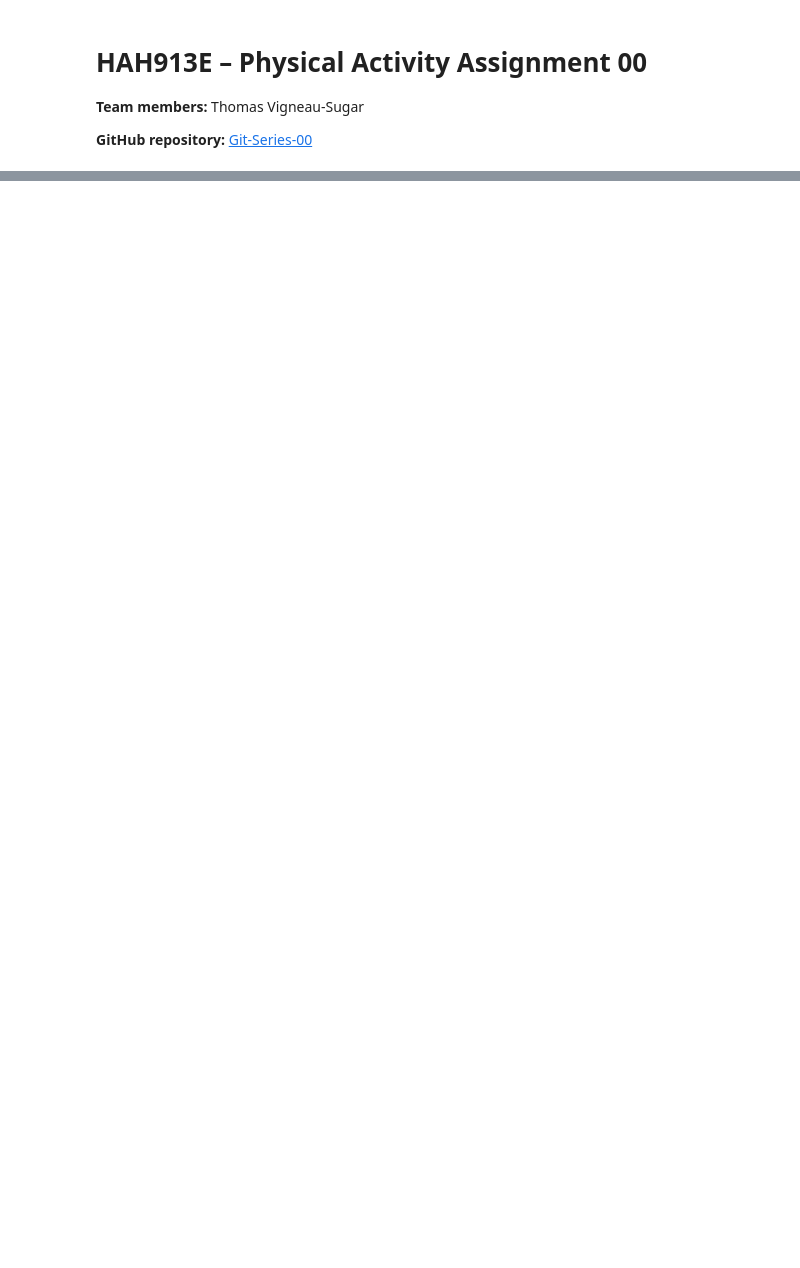
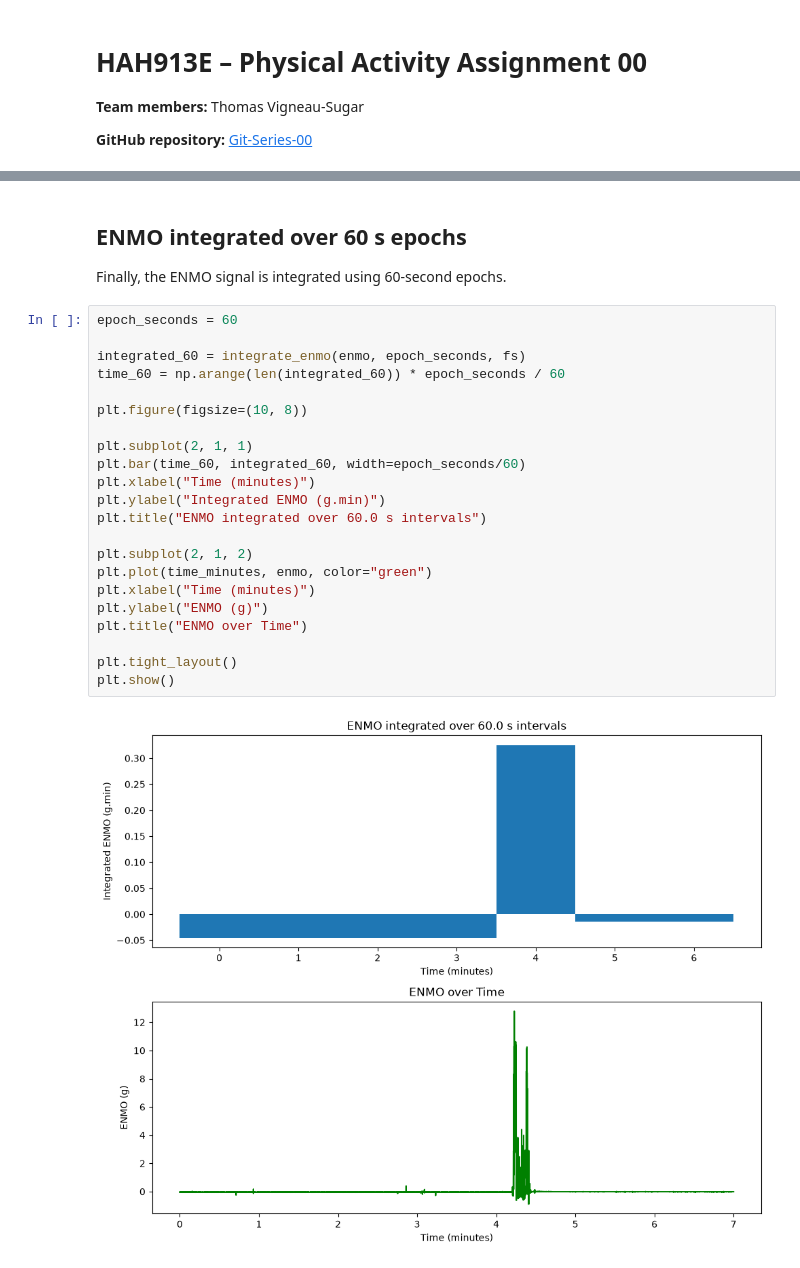
Before and after one commit to tom22121/Git-Series-00, a Jupyter notebook: HAH913E_PA_00.ipynb, the cells around one changed output, grey strips where cells are left out. Cells and saved outputs as stored; diff of their text form; blank space fills up the shorter version.

```diff
--- a/HAH913E_PA_00.ipynb
+++ b/HAH913E_PA_00.ipynb
@@ -194,0 +158,28 @@ The main period of increased physical activity is visible with all three epoch d
+# %% [markdown]
+## ENMO integrated over 60 s epochs
+
+Finally, the ENMO signal is integrated using 60-second epochs.
+# %%
+epoch_seconds = 60
+
+integrated_60 = integrate_enmo(enmo, epoch_seconds, fs)
+time_60 = np.arange(len(integrated_60)) * epoch_seconds / 60
+
+plt.figure(figsize=(10, 8))
+
+plt.subplot(2, 1, 1)
+plt.bar(time_60, integrated_60, width=epoch_seconds/60)
+plt.xlabel("Time (minutes)")
+plt.ylabel("Integrated ENMO (g.min)")
+plt.title("ENMO integrated over 60.0 s intervals")
+
+plt.subplot(2, 1, 2)
+plt.plot(time_minutes, enmo, color="green")
+plt.xlabel("Time (minutes)")
+plt.ylabel("ENMO (g)")
+plt.title("ENMO over Time")
+
+plt.tight_layout()
+plt.show()
+# %% [output]
+[figure, added]
```
Also changed, not shown: parts of 34 cells of this notebook.
